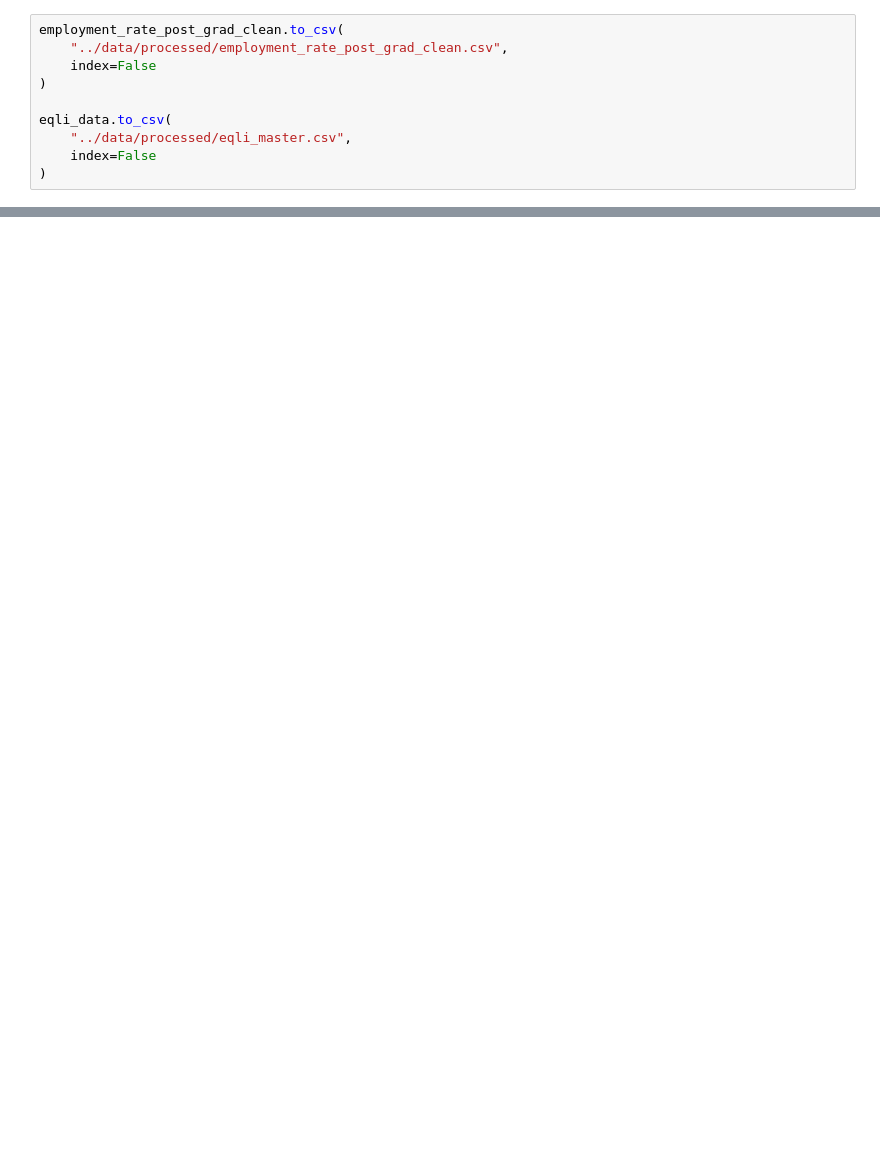
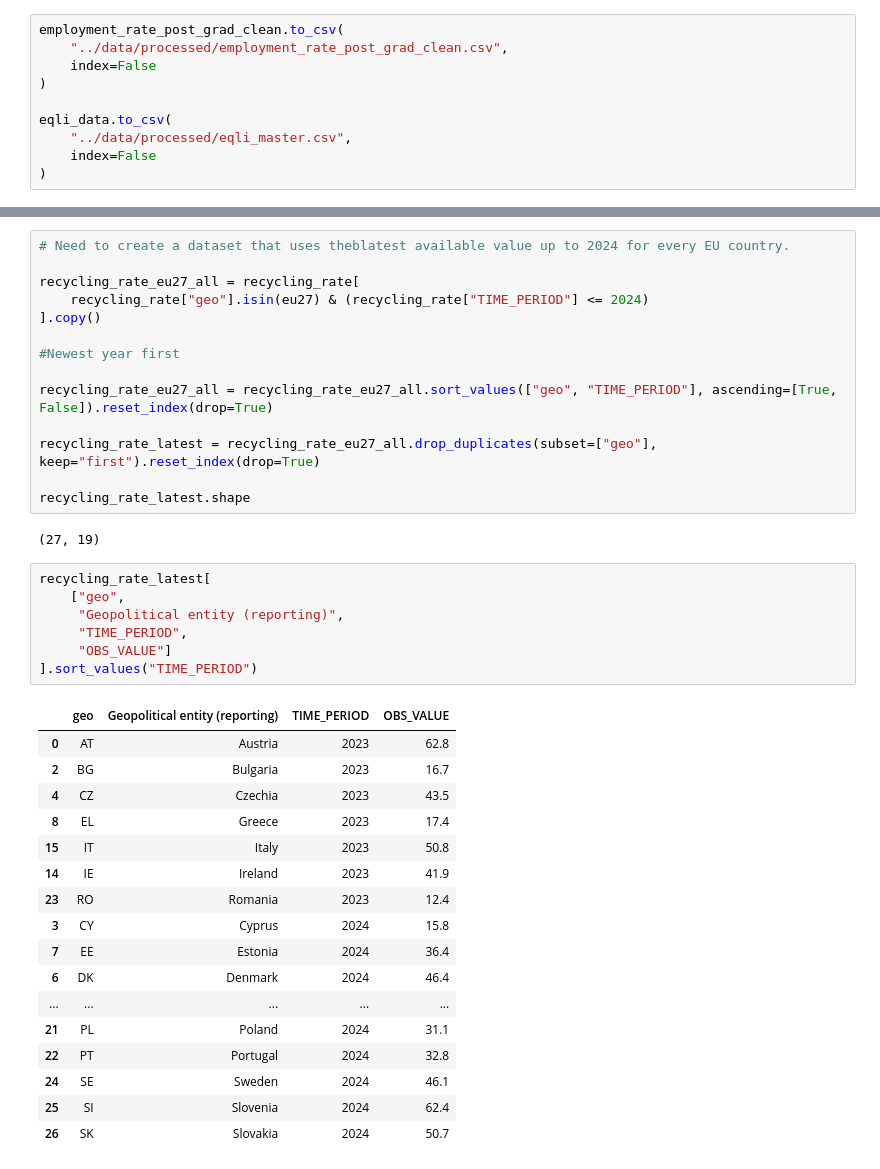
Before and after one commit to eljesam/DAV_Eljesa_Repeat, a Jupyter notebook: Notebooks/EQLI_analysis.ipynb, the cells around one changed output, grey strips where cells are left out. Saved outputs shown, nothing was run; the diff lists cells and outputs as text; blank space fills up the shorter version.

```diff
--- a/Notebooks/EQLI_analysis.ipynb
+++ b/Notebooks/EQLI_analysis.ipynb
@@ -1002,0 +1111,41 @@ eqli_data.to_csv(
+# %%
+# Need to create a dataset that uses theblatest available value up to 2024 for every EU country.
+
+recycling_rate_eu27_all = recycling_rate[
+    recycling_rate["geo"].isin(eu27) & (recycling_rate["TIME_PERIOD"] <= 2024)
+].copy()
+
+#Newest year first
+
+recycling_rate_eu27_all = recycling_rate_eu27_all.sort_values(["geo", "TIME_PERIOD"], ascending=[True, False]).reset_index(drop=True)
+
+recycling_rate_latest = recycling_rate_eu27_all.drop_duplicates(subset=["geo"], keep="first").reset_index(drop=True)
+
+recycling_rate_latest.shape
+# %% [output]
+(27, 19)
+# %%
+recycling_rate_latest[
+    ["geo",
+     "Geopolitical entity (reporting)",
+     "TIME_PERIOD",
+     "OBS_VALUE"]
+].sort_values("TIME_PERIOD")
+# %% [output]
+|  | geo | Geopolitical entity (reporting) | TIME_PERIOD | OBS_VALUE |
+| 0 | AT | Austria | 2023 | 62.8 |
+| 2 | BG | Bulgaria | 2023 | 16.7 |
+| 4 | CZ | Czechia | 2023 | 43.5 |
+| 8 | EL | Greece | 2023 | 17.4 |
+| 15 | IT | Italy | 2023 | 50.8 |
+| 14 | IE | Ireland | 2023 | 41.9 |
+| 23 | RO | Romania | 2023 | 12.4 |
+| 3 | CY | Cyprus | 2024 | 15.8 |
+| 7 | EE | Estonia | 2024 | 36.4 |
+| 6 | DK | Denmark | 2024 | 46.4 |
+| ... | ... | ... | ... | ... |
+| 21 | PL | Poland | 2024 | 31.1 |
+| 22 | PT | Portugal | 2024 | 32.8 |
+| 24 | SE | Sweden | 2024 | 46.1 |
+| 25 | SI | Slovenia | 2024 | 62.4 |
+| 26 | SK | Slovakia | 2024 | 50.7 |
```
Also changed, not shown: parts of 24 cells of this notebook, 3 other files.
